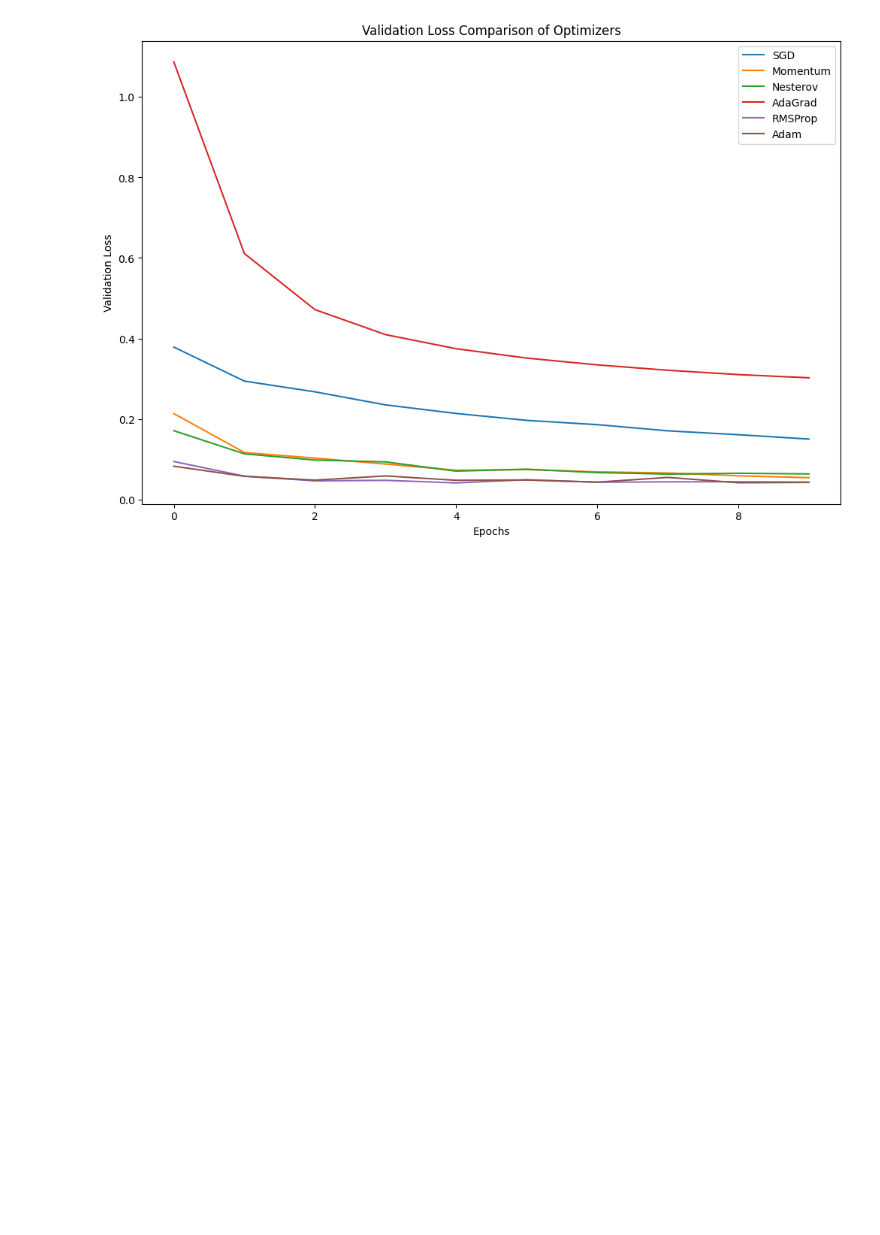
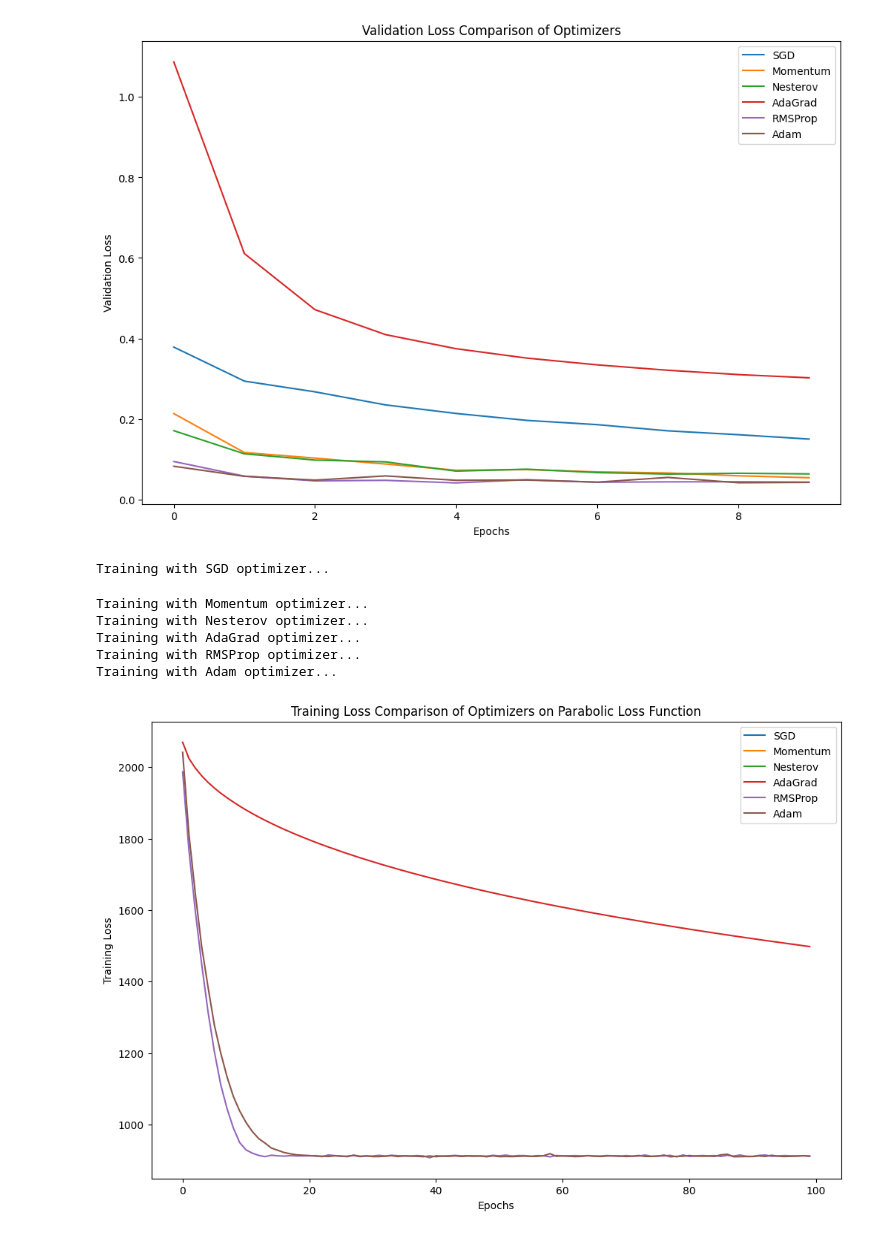
Before and after one commit to maverick98/CDS, a Jupyter notebook: optimizer.ipynb, the cells around one changed output. Drawn from its saved outputs; the diff is of its cells as text; code cells hidden in the pictures; blank space fills up the shorter version.

```diff
--- a/optimizer.ipynb
+++ b/optimizer.ipynb
@@ -69,3 +69,61 @@ Training with AdaGrad optimizer...
 Training with RMSProp optimizer...
 Training with Adam optimizer...
 [figure]
+# %%
+# Import necessary libraries
+import numpy as np
+import matplotlib.pyplot as plt
+import tensorflow as tf
+from tensorflow.keras import layers, models
+
+# Create a synthetic dataset with a parabolic loss function
+np.random.seed(42)
+X = np.random.uniform(-10, 10, (1000, 1))  # 1000 samples, 1 feature
+y = X**2 + np.random.normal(0, 5, X.shape)  # y = x^2 + noise
+
+# Define a simple linear model
+def create_linear_model(optimizer):
+    model = models.Sequential([
+        layers.Dense(1, input_shape=(1,))
+    ])
+
+    model.compile(optimizer=optimizer,
+                  loss='mean_squared_error')
+    return model
+
+# List of optimizers to compare
+optimizers = {
+    "SGD": tf.keras.optimizers.SGD(learning_rate=0.1),
+    "Momentum": tf.keras.optimizers.SGD(learning_rate=0.1, momentum=0.9),
+    "Nesterov": tf.keras.optimizers.SGD(learning_rate=0.1, momentum=0.9, nesterov=True),
+    "AdaGrad": tf.keras.optimizers.Adagrad(learning_rate=0.1),
+    "RMSProp": tf.keras.optimizers.RMSprop(learning_rate=0.1),
+    "Adam": tf.keras.optimizers.Adam(learning_rate=0.1)
+}
+
+# Train and evaluate each optimizer
+history = {}
+epochs = 100
+for name, optimizer in optimizers.items():
+    print(f"Training with {name} optimizer...")
+    model = create_linear_model(optimizer)
+    history[name] = model.fit(X, y, epochs=epochs, verbose=0)
+
+# Plot training loss for each optimizer
+plt.figure(figsize=(12, 8))
+for name, hist in history.items():
+    plt.plot(hist.history['loss'], label=name)
+
+plt.title('Training Loss Comparison of Optimizers on Parabolic Loss Function')
+plt.xlabel('Epochs')
+plt.ylabel('Training Loss')
+plt.legend()
+plt.show()
+# %% [output]
+Training with SGD optimizer...
+Training with Momentum optimizer...
+Training with Nesterov optimizer...
+Training with AdaGrad optimizer...
+Training with RMSProp optimizer...
+Training with Adam optimizer...
+[figure, added]
```
